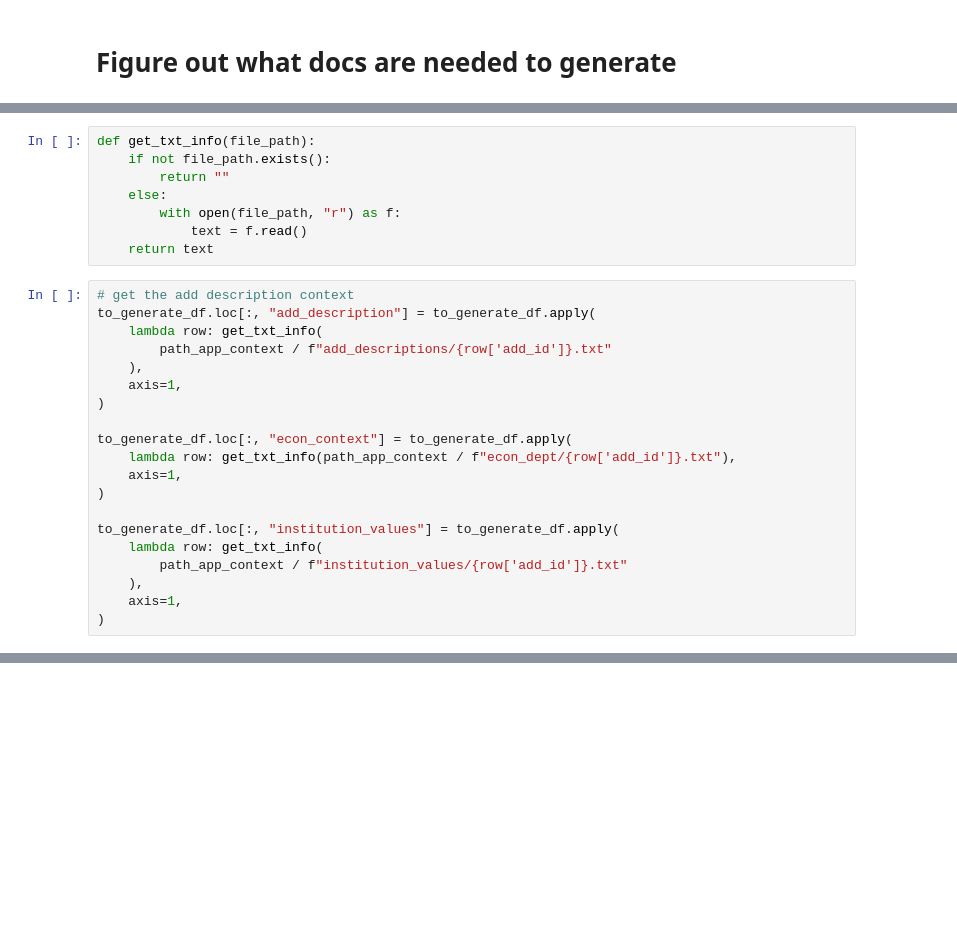
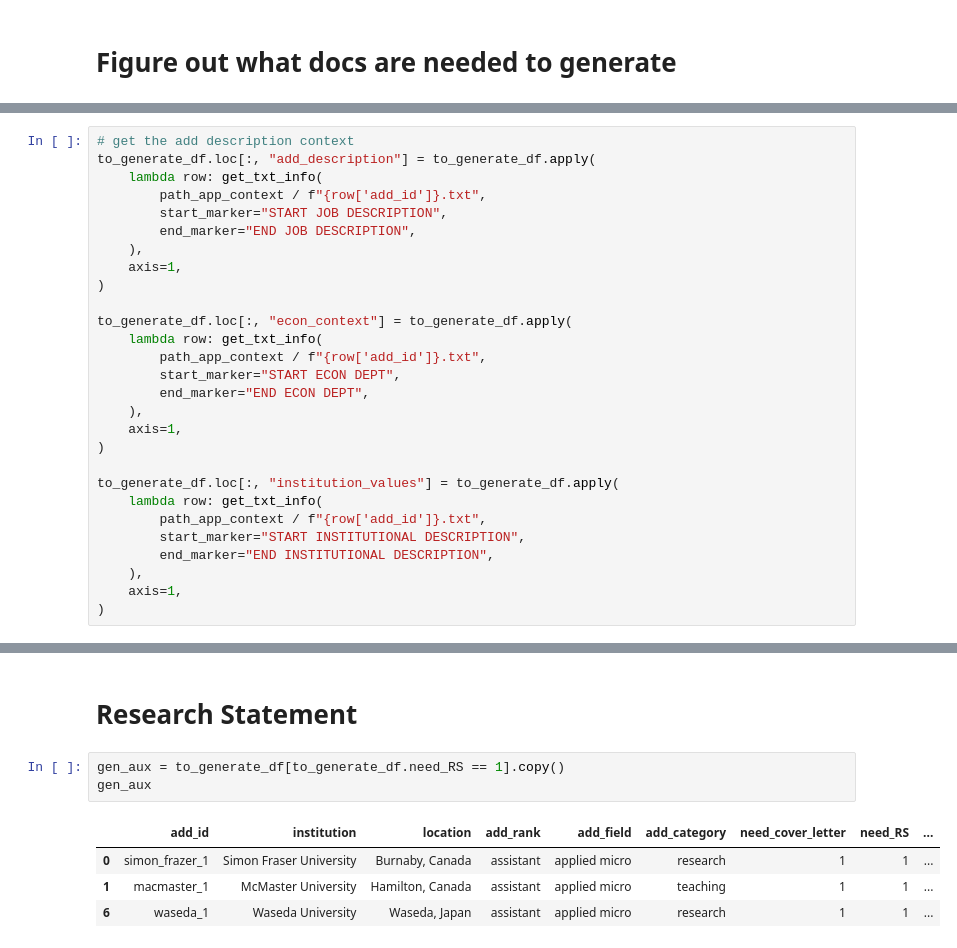
Before and after one commit to jjgecon/EconJM_auto_doc_gen, a Jupyter notebook: automatization/personalize_docs.ipynb, the cells around one changed output, grey strips where cells are left out. Cells and saved outputs as stored; diff of their text form; blank space fills up the shorter version.

```diff
--- a/automatization/personalize_docs.ipynb
+++ b/automatization/personalize_docs.ipynb
@@ -110,28 +135,28 @@ to_generate_df.head()
-# %%
-def get_txt_info(file_path):
-    if not file_path.exists():
-        return ""
-    else:
-        with open(file_path, "r") as f:
-            text = f.read()
-    return text
 # %%
 # get the add description context
 to_generate_df.loc[:, "add_description"] = to_generate_df.apply(
     lambda row: get_txt_info(
-        path_app_context / f"add_descriptions/{row['add_id']}.txt"
+        path_app_context / f"{row['add_id']}.txt",
+        start_marker="START JOB DESCRIPTION",
+        end_marker="END JOB DESCRIPTION",
     ),
     axis=1,
 )
 
 to_generate_df.loc[:, "econ_context"] = to_generate_df.apply(
-    lambda row: get_txt_info(path_app_context / f"econ_dept/{row['add_id']}.txt"),
+    lambda row: get_txt_info(
+        path_app_context / f"{row['add_id']}.txt",
+        start_marker="START ECON DEPT",
+        end_marker="END ECON DEPT",
+    ),
     axis=1,
 )
 
 to_generate_df.loc[:, "institution_values"] = to_generate_df.apply(
     lambda row: get_txt_info(
-        path_app_context / f"institution_values/{row['add_id']}.txt"
+        path_app_context / f"{row['add_id']}.txt",
+        start_marker="START INSTITUTIONAL DESCRIPTION",
+        end_marker="END INSTITUTIONAL DESCRIPTION",
     ),
     axis=1,
 )
@@ -193,0 +214,10 @@ Completed batches:
+# %% [markdown]
+# Research Statement
+# %%
+gen_aux = to_generate_df[to_generate_df.need_RS == 1].copy()
+gen_aux
+# %% [output]
+|  | add_id | institution | location | add_rank | add_field | add_category | need_cover_letter | need_RS | ... |
+| 0 | simon_frazer_1 | Simon Fraser University | Burnaby, Canada | assistant | applied micro | research | 1 | 1 | ... |
+| 1 | macmaster_1 | McMaster University | Hamilton, Canada | assistant | applied micro | teaching | 1 | 1 | ... |
+| 6 | waseda_1 | Waseda University | Waseda, Japan | assistant | applied micro | research | 1 | 1 | ... |
```
Also changed, not shown: parts of 24 cells of this notebook, 36 other files.
